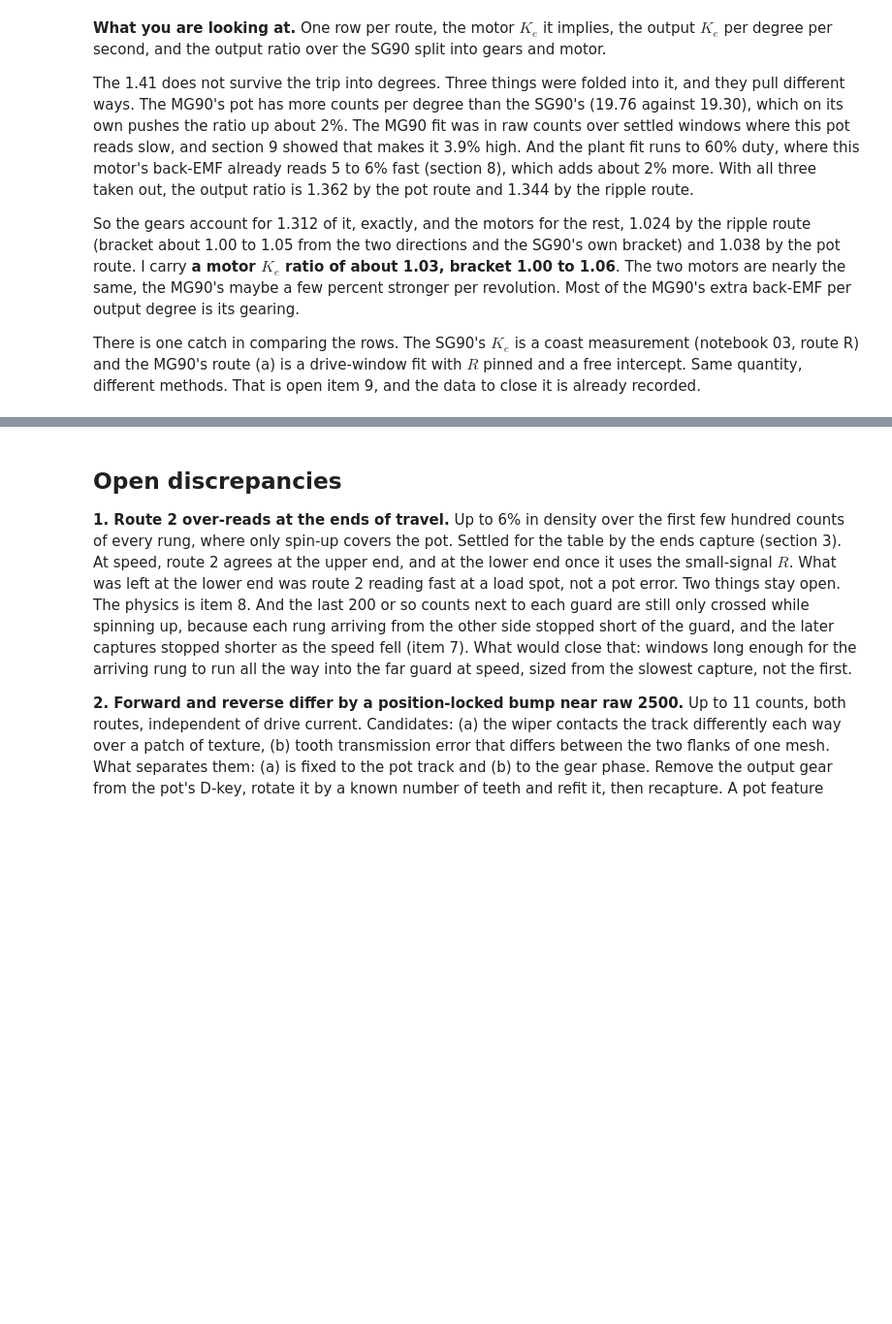
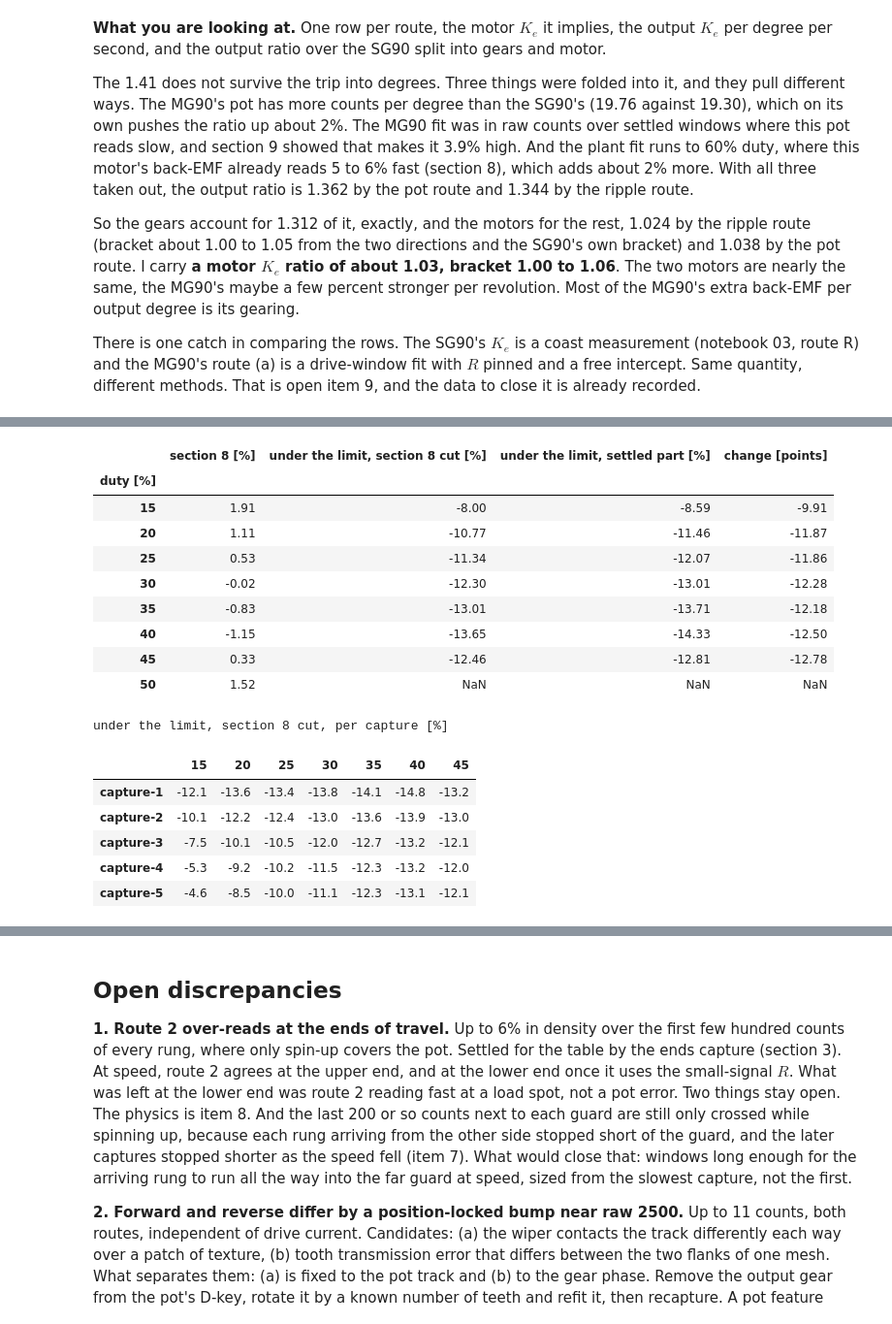
Before and after one commit to OpenServoCore/open-servo-core, a Jupyter notebook: notebooks/09-pot-linearization.ipynb, the cells around one changed output, grey strips where cells are left out. Shown at 97% size. Saved outputs shown, nothing was run; the diff lists cells and outputs as text; code cells hidden in the pictures; blank space fills up the shorter version.

```diff
--- a/notebooks/09-pot-linearization.ipynb
+++ b/notebooks/09-pot-linearization.ipynb
@@ -2988,0 +3283,80 @@ What to compare, with the pass line for each.
+# %%
+# Back-EMF speed over 1 ms, section 3's model (Ke and V0 fitted on the free session,
+# R pinned), scored as section 8 does: the mean error signed by direction over the mean
+# speed, per duty. The pot never enters this estimate.
+for r in LIM:
+    if r["ok"]:
+        r["cyc2"] = bemf_cycles(r)
+
+def bemf_bias(rs, settled):
+    acc = {}
+    for r in rs:
+        if not r["ok"]:
+            continue
+        a = max(r["n0"] + M0, r["s0"]) if settled else r["n0"] + M0
+        sg = np.sign(r["duty"])
+        cyc, e = r["cyc"][a:] * sg, np.cumsum(np.r_[0, np.diff(r["cyc2"][a:])]) * sg
+        v, vr = e[BOX:] - e[:-BOX], cyc[BOX:] - cyc[:-BOX]
+        acc.setdefault(abs(r["duty"]), []).append(((v - vr) * sg, np.abs(vr)))
+    return pd.Series({k: np.concatenate([a for a, _ in v]).mean() / np.concatenate([b for _, b in v]).mean() * 100
+                      for k, v in sorted(acc.items())})
+
+bias5 = pd.DataFrame({"section 8 [%]": hb[hb.index <= 50], "under the limit, section 8 cut [%]": bemf_bias(LIM, False),
+                      "under the limit, settled part [%]": bemf_bias(LIM, True)})
+bias5["change [points]"] = bias5.iloc[:, 1] - bias5.iloc[:, 0]
+bias5.index.name = "duty [%]"
+display(bias5.round(2))
+print("under the limit, section 8 cut, per capture [%]")
+display(pd.DataFrame({c: bemf_bias([r for r in LIM if r["cap"] == c], False) for c in caps}).T.round(1))
+
+# What the model reads, duty by duty: section 3's settled points on both datasets.
+pts_lim = pd.DataFrame([p for r in LIM if r["ok"] for p in [settled_point(r)] if p])
+side = pd.concat({name: p.assign(pct=p.duty.abs()).groupby("pct")[["y", "i", "f"]].mean()
+                  for name, p in (("free", pts), ("limit", pts_lim))}, axis=1)
+cmp5 = pd.DataFrame({"drive D (vA - vB), limit over free": side["limit", "y"] / side["free", "y"],
+                     "current, limit over free": side["limit", "i"] / side["free", "i"],
+                     "ripple frequency, limit over free": side["limit", "f"] / side["free", "f"]}).dropna()
+display(cmp5.round(3))
+KE_LIM = with_route2(LIM, "b_lim", lambda r: R_OHM, by_capture=False)
+print("Ke and V0 refitted on these captures the way section 3 fits them: "
+      + ", ".join(f"{'fwd' if s > 0 else 'rev'} Ke {KE_LIM[(None, s)][0] * 1e3:.3f} mV per Hz, V0 {KE_LIM[(None, s)][1] * 1e3:+.0f} mV"
+                  f" (section 3: {KE[s][0] * 1e3:.3f}, {KE[s][1] * 1e3:+.0f})" for s in (1, -1)))
+
+# Section 8's candidates on these captures, rms and bias in % of speed per speed band,
+# with back-EMF on section 3's model and on the refit.
+def speeds_lim(r):
+    n0 = r["n0"] + M0
+    p, sg = r["pos"][n0:], np.sign(r["duty"])
+    cyc = r["cyc"][n0:] * sg
+    out = []
+    for name, y, W in (("pot grid, 4 ms", SERVO_LUT.counts(p) * C_LIN, 80), ("pot grid, 20 ms", SERVO_LUT.counts(p) * C_LIN, 400),
+                       ("back-EMF, 1 ms, section 3 model", np.cumsum(np.r_[0, np.diff(r["cyc2"][n0:])]) * sg, BOX),
+                       ("back-EMF, 1 ms, refit", np.cumsum(np.r_[0, np.diff(r["b_lim"][n0:])]) * sg, BOX)):
+        v, vr = (y[W:] - y[:-W]) / (W * DT), (cyc[W:] - cyc[:-W]) / (W * DT)
+        out.append(pd.DataFrame({"est": name, "duty": r["duty"], "v_ref": vr, "err": v - vr}))
+    return out
+fl = pd.concat([d for r in LIM if r["ok"] for d in speeds_lim(r)], ignore_index=True)
+fl["speed band"] = pd.cut(fl.duty.abs(), BANDS, labels=BAND_NAMES)
+fl["err_dir"] = fl.err * np.sign(fl.duty)
+by5 = fl.groupby(["speed band", "est"], observed=True).apply(lambda d: pd.Series({
+    "rms [%]": np.sqrt(np.mean(d.err ** 2)) / np.abs(d.v_ref).mean() * 100,
+    "bias [%]": d.err_dir.mean() / np.abs(d.v_ref).mean() * 100}), include_groups=False).unstack("est")
+display(by5.round(1))
+# %% [output]
+|  | section 8 [%] | under the limit, section 8 cut [%] | under the limit, settled part [%] | change [points] |
+| duty [%] |  |  |  |  |
+| 15 | 1.91 | -8.00 | -8.59 | -9.91 |
+| 20 | 1.11 | -10.77 | -11.46 | -11.87 |
+| 25 | 0.53 | -11.34 | -12.07 | -11.86 |
+| 30 | -0.02 | -12.30 | -13.01 | -12.28 |
+| 35 | -0.83 | -13.01 | -13.71 | -12.18 |
+| 40 | -1.15 | -13.65 | -14.33 | -12.50 |
+| 45 | 0.33 | -12.46 | -12.81 | -12.78 |
+| 50 | 1.52 | NaN | NaN | NaN |
+under the limit, section 8 cut, per capture [%]
+|  | 15 | 20 | 25 | 30 | 35 | 40 | 45 |
+| capture-1 | -12.1 | -13.6 | -13.4 | -13.8 | -14.1 | -14.8 | -13.2 |
+| capture-2 | -10.1 | -12.2 | -12.4 | -13.0 | -13.6 | -13.9 | -13.0 |
+| capture-3 | -7.5 | -10.1 | -10.5 | -12.0 | -12.7 | -13.2 | -12.1 |
+| capture-4 | -5.3 | -9.2 | -10.2 | -11.5 | -12.3 | -13.2 | -12.0 |
+| capture-5 | -4.6 | -8.5 | -10.0 | -11.1 | -12.3 | -13.1 | -12.1 |
```
Also changed, not shown: parts of 19 cells of this notebook.
